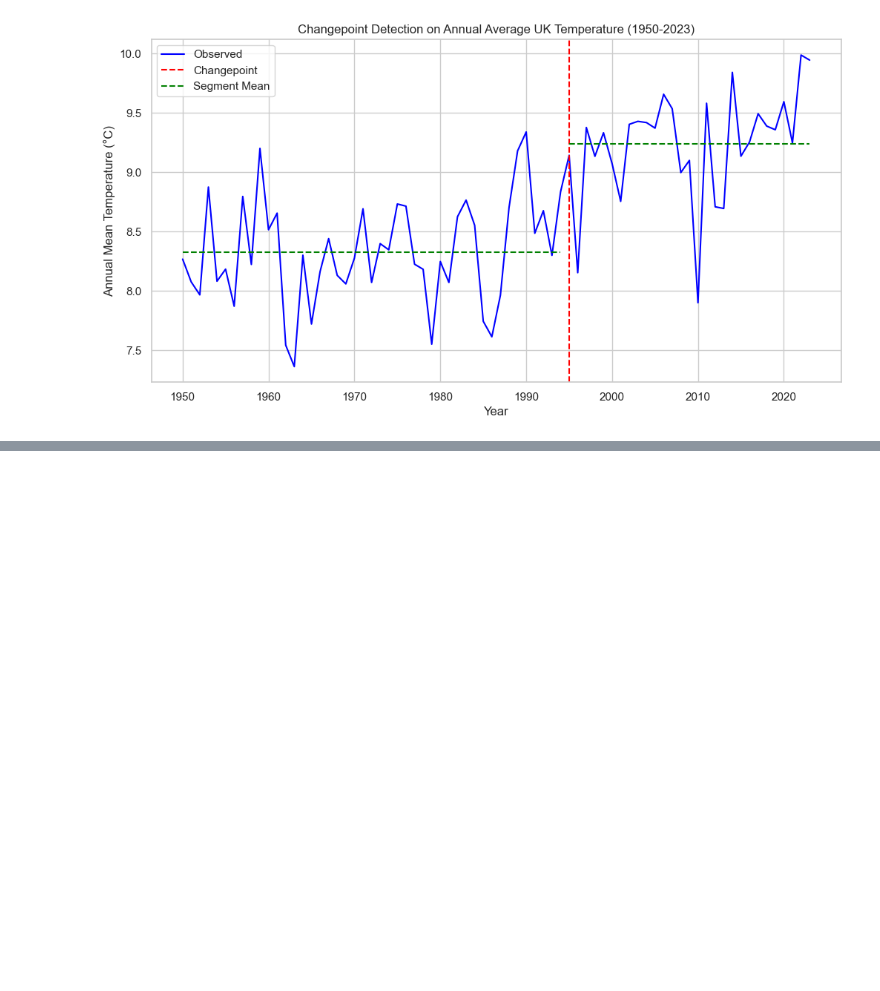
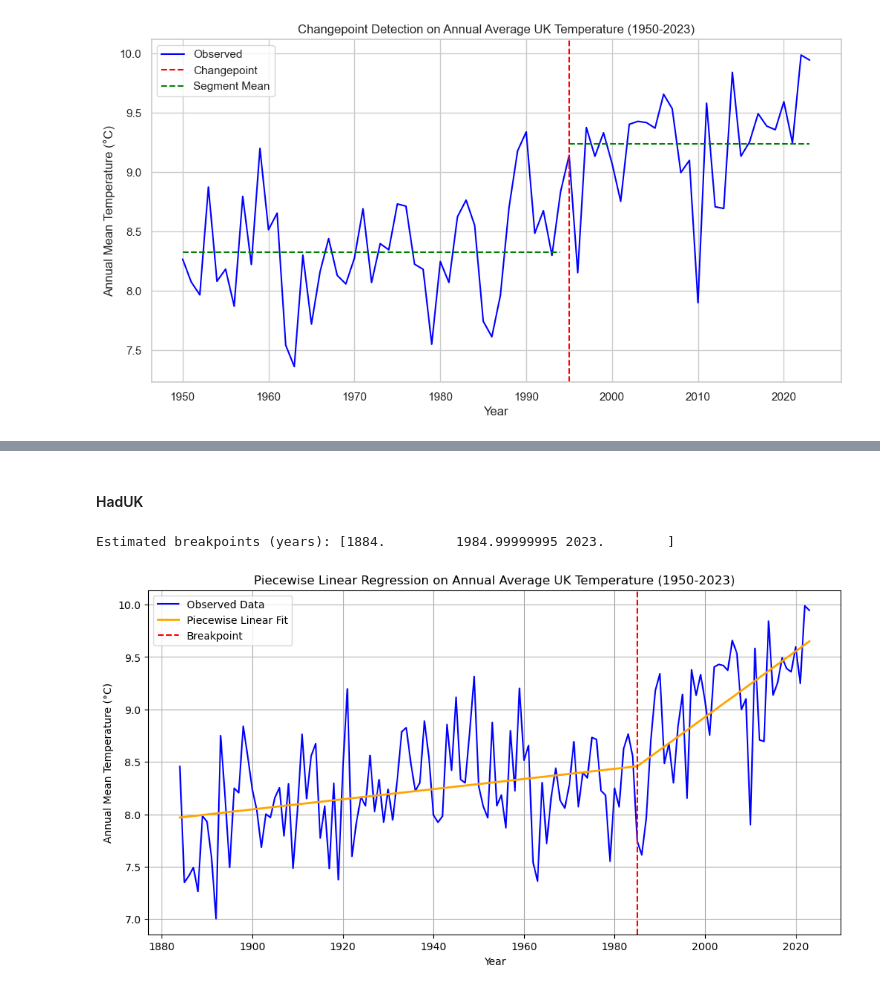
Before and after one commit to mazx7/MSc, a Jupyter notebook: Statistical Change Point Detection.ipynb, the cells around one changed output, grey strips where cells are left out. Cells and saved outputs as stored; diff of their text form; code cells hidden in the pictures; blank space fills up the shorter version.

```diff
--- a/Statistical Change Point Detection.ipynb
+++ b/Statistical Change Point Detection.ipynb
@@ -384,0 +468,53 @@ Detected Changepoints at Years: [1995]
+# %% [markdown]
+#### HadUK
+# %%
+import numpy as np
+import pandas as pd
+import xarray as xr
+import matplotlib.pyplot as plt
+from skimage.measure import block_reduce
+import pwlf  # Piecewise Linear Fit library
+
+data_temp = xr.open_mfdataset(r"/Users/maxMax/Desktop/Datasets/12km/tas/mon/v20240514/*.nc", parallel=False)
+data_all_months = data_temp.tas.values
+annual_mean_temp = block_reduce(data_all_months, block_size=(12, 1, 1), func=np.mean, cval=np.nan)
+annual_mean_uk = np.nanmean(annual_mean_temp, axis=(1, 2))
+years = np.arange(1884, 1884 + len(annual_mean_uk))
+start_year = 1884
+end_year = 2023
+
+range_indices = (years >= start_year) & (years <= end_year)
+years_filtered = years[range_indices]
+annual_mean_uk_filtered = annual_mean_uk[range_indices]
+
+valid_indices = ~np.isnan(annual_mean_uk_filtered)
+annual_mean_uk_clean = annual_mean_uk_filtered[valid_indices]
+years_clean = years_filtered[valid_indices]
+
+try:
+    n_segments = 2
+    my_pwlf = pwlf.PiecewiseLinFit(years_clean, annual_mean_uk_clean)
+    breakpoints = my_pwlf.fit(n_segments)
+    y_hat = my_pwlf.predict(years_clean)
+
+    print(f"Estimated breakpoints (years): {breakpoints}")
+
+    plt.figure(figsize=(12, 6))
+    plt.plot(years_clean, annual_mean_uk_clean, label='Observed Data', color='blue')
+    plt.plot(years_clean, y_hat, label='Piecewise Linear Fit', color='orange', linewidth=2)
+
+    for bp in breakpoints[1:-1]:
+        plt.axvline(x=bp, color='red', linestyle='--', label='Breakpoint' if bp == breakpoints[1] else "")
+
+    plt.title('Piecewise Linear Regression on Annual Average UK Temperature (1950-2023)')
+    plt.xlabel('Year')
+    plt.ylabel('Annual Mean Temperature (°C)')
+    plt.legend()
+    plt.grid(True)
+    plt.show()
+
+except Exception as e:
+    print(f"An error occurred during piecewise regression: {e}")
+# %% [output]
+Estimated breakpoints (years): [1884.         1984.99999995 2023.        ]
+[figure, added]
```
Also changed, not shown: parts of 5 cells of this notebook.
